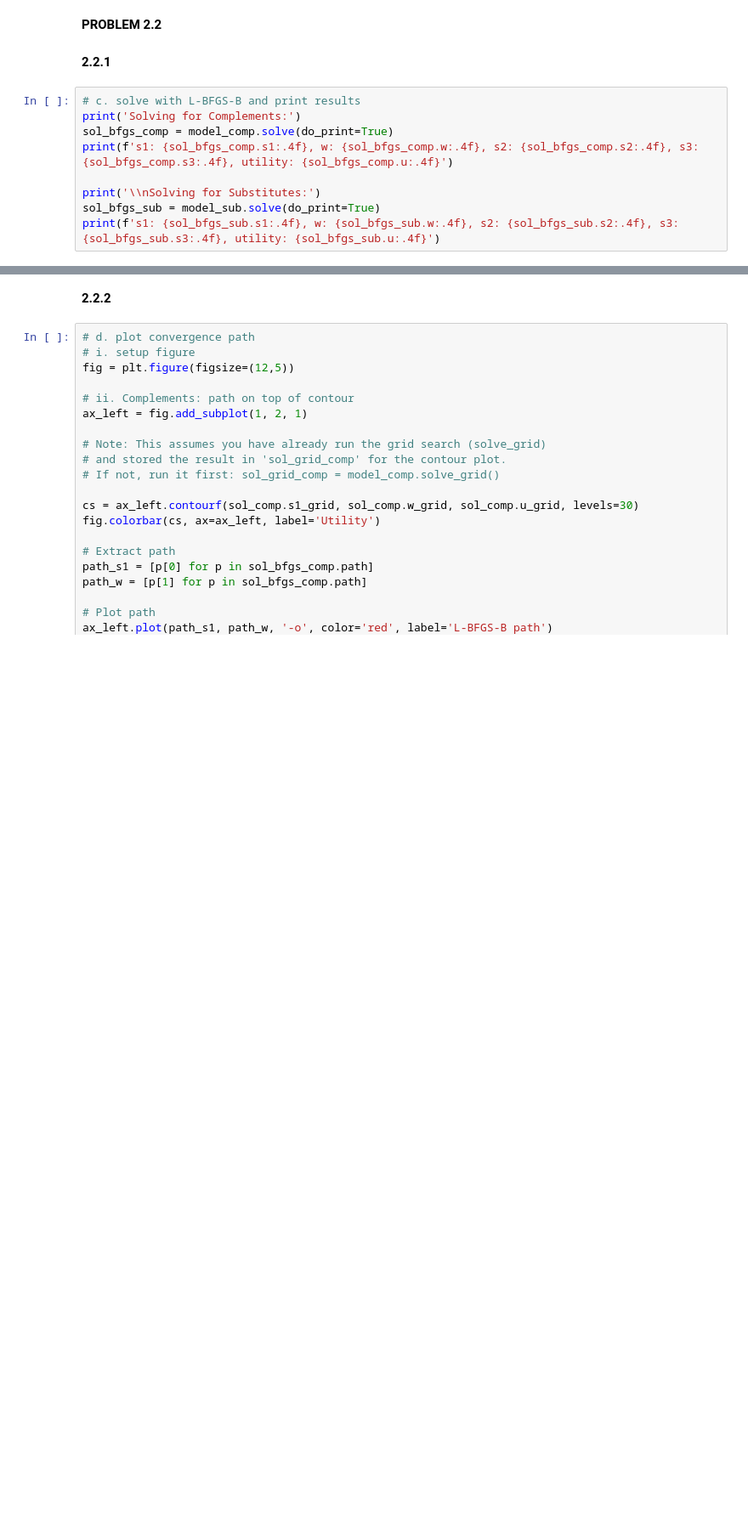
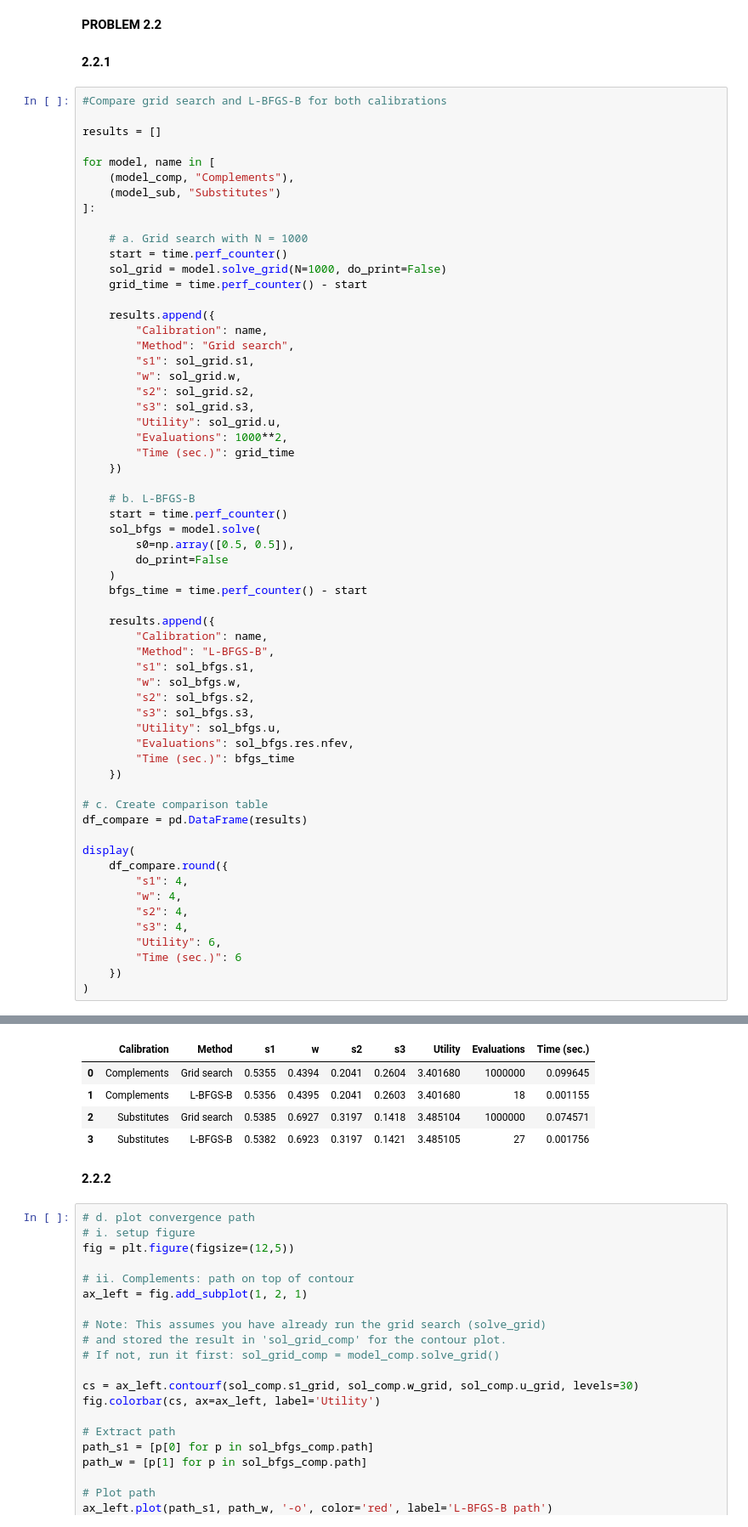
Before and after one commit to NumEconCopenhagen/projects-2024-group67, a Jupyter notebook: modelproject/model_project_afl2.ipynb, the cells around one changed output, grey strips where cells are left out. Shown at 85% size. Saved outputs shown, nothing was run; the diff lists cells and outputs as text; blank space fills up the shorter version.

```diff
--- a/modelproject/model_project_afl2.ipynb
+++ b/modelproject/model_project_afl2.ipynb
@@ -166,12 +166,63 @@ The two calibrations produce noticeably different utility surfaces. For compleme
 # %% [markdown]
 **2.2.1**
 # %%
-# c. solve with L-BFGS-B and print results
-print('Solving for Complements:')
-sol_bfgs_comp = model_comp.solve(do_print=True)
-print(f's1: {sol_bfgs_comp.s1:.4f}, w: {sol_bfgs_comp.w:.4f}, s2: {sol_bfgs_comp.s2:.4f}, s3: {sol_bfgs_comp.s3:.4f}, utility: {sol_bfgs_comp.u:.4f}')
+#Compare grid search and L-BFGS-B for both calibrations
 
-print('\\nSolving for Substitutes:')
-sol_bfgs_sub = model_sub.solve(do_print=True)
-print(f's1: {sol_bfgs_sub.s1:.4f}, w: {sol_bfgs_sub.w:.4f}, s2: {sol_bfgs_sub.s2:.4f}, s3: {sol_bfgs_sub.s3:.4f}, utility: {sol_bfgs_sub.u:.4f}')
+results = []
+
+for model, name in [
+    (model_comp, "Complements"),
+    (model_sub, "Substitutes")
+]:
+
+    # a. Grid search with N = 1000
+    start = time.perf_counter()
+    sol_grid = model.solve_grid(N=1000, do_print=False)
+    grid_time = time.perf_counter() - start
+
+    results.append({
+        "Calibration": name,
+        "Method": "Grid search",
+        "s1": sol_grid.s1,
+        "w": sol_grid.w,
+        "s2": sol_grid.s2,
+        "s3": sol_grid.s3,
+        "Utility": sol_grid.u,
+        "Evaluations": 1000**2,
+        "Time (sec.)": grid_time
+    })
+
+    # b. L-BFGS-B
+    start = time.perf_counter()
+    sol_bfgs = model.solve(
+        s0=np.array([0.5, 0.5]),
+        do_print=False
+    )
+    bfgs_time = time.perf_counter() - start
+
+    results.append({
+        "Calibration": name,
+        "Method": "L-BFGS-B",
+        "s1": sol_bfgs.s1,
+        "w": sol_bfgs.w,
+        "s2": sol_bfgs.s2,
+        "s3": sol_bfgs.s3,
+        "Utility": sol_bfgs.u,
+        "Evaluations": sol_bfgs.res.nfev,
+        "Time (sec.)": bfgs_time
+    })
+
+# c. Create comparison table
+df_compare = pd.DataFrame(results)
+
+display(
+    df_compare.round({
+        "s1": 4,
+        "w": 4,
+        "s2": 4,
+        "s3": 4,
+        "Utility": 6,
+        "Time (sec.)": 6
+    })
+)
 # %% [output]
@@ -182,3 +229,8 @@ s1: 0.5382, w: 0.6923, s2: 0.3197, s3: 0.1421, utility: 3.4851
+|  | Calibration | Method | s1 | w | s2 | s3 | Utility | Evaluations | Time (sec.) |
+| 0 | Complements | Grid search | 0.5355 | 0.4394 | 0.2041 | 0.2604 | 3.401680 | 1000000 | 0.099645 |
+| 1 | Complements | L-BFGS-B | 0.5356 | 0.4395 | 0.2041 | 0.2603 | 3.401680 | 18 | 0.001155 |
+| 2 | Substitutes | Grid search | 0.5385 | 0.6927 | 0.3197 | 0.1418 | 3.485104 | 1000000 | 0.074571 |
+| 3 | Substitutes | L-BFGS-B | 0.5382 | 0.6923 | 0.3197 | 0.1421 | 3.485105 | 27 | 0.001756 |
 # %% [markdown]
 **2.2.2**
 # %%
```
Also changed, not shown: parts of 1 cell of this notebook.
